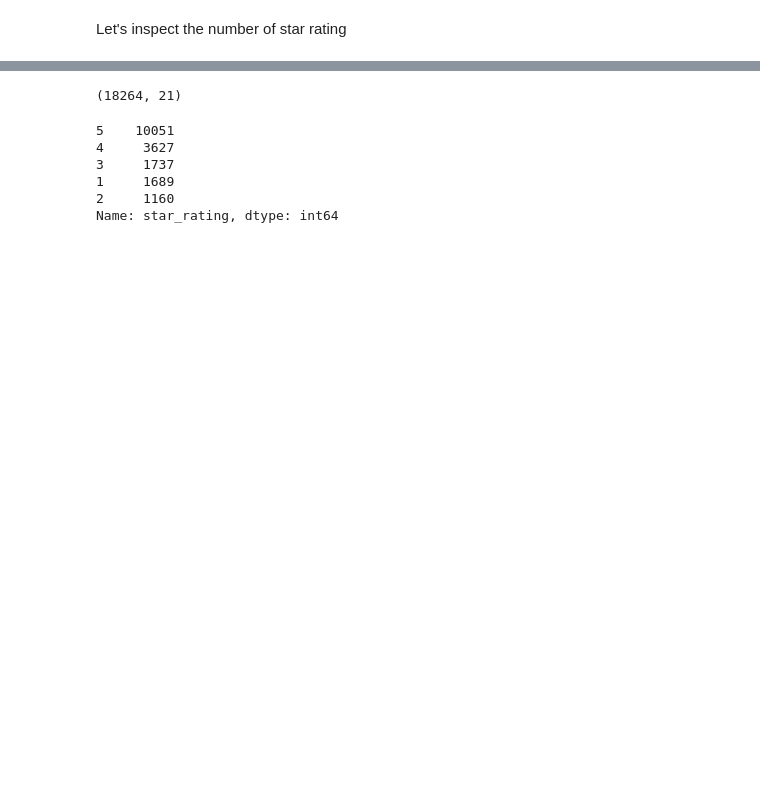
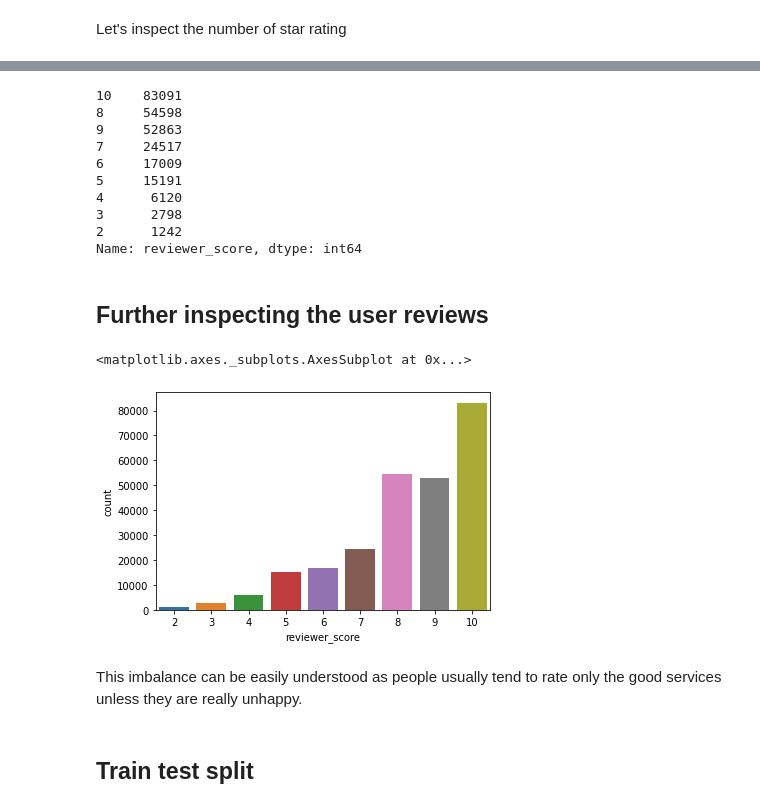
Before and after one commit to vipulswamy/Luxury-Hotel-Reviews, a Jupyter notebook: notebooks/word_cleaning_nlp.ipynb, the cells around one changed output, grey strips where cells are left out. Saved outputs shown, nothing was run; the diff lists cells and outputs as text; code cells hidden in the pictures; blank space fills up the shorter version.

```diff
--- a/notebooks/word_cleaning_nlp.ipynb
+++ b/notebooks/word_cleaning_nlp.ipynb
@@ -391,3 +393,3 @@ reviews.head()
 # %%
-reviews['star_rating'] = data['star_rating']
+reviews['reviewer_score'] = data['reviewer_score']
 # %%
@@ -430,17 +425,30 @@ reviews['star_rating'].isna().sum()
-# %%
-reviews.dropna(inplace=True)
-# %%
-reviews.shape
-# %% [output]
-(18264, 21)
 # %%
-reviews['star_rating'] = reviews['star_rating'].astype(str)
+reviews['reviewer_score'] = reviews['reviewer_score'].astype(str)
 # %%
-reviews['star_rating'].value_counts()
+reviews['reviewer_score'].value_counts()
 # %% [output]
-5    10051
-4     3627
-3     1737
-1     1689
-2     1160
-Name: star_rating, dtype: int64
+10    83091
+8     54598
+9     52863
+7     24517
+6     17009
+5     15191
+4      6120
+3      2798
+2      1242
+Name: reviewer_score, dtype: int64
+# %% [markdown]
+## Further inspecting the user reviews
+# %%
+import matplotlib.pyplot as plt
+import seaborn as sns
+%matplotlib inline
+
+sns.countplot(reviews['reviewer_score'],order = ['2','3','4','5','6','7','8','9','10'])
+# %% [output]
+<matplotlib.axes._subplots.AxesSubplot at 0x...>
+[figure, added]
+# %% [markdown]
+This imbalance can be easily understood as people usually tend to rate only the good services unless they are really unhappy.
+# %% [markdown]
+## Train test split
```
Also changed, not shown: parts of 49 cells of this notebook.
